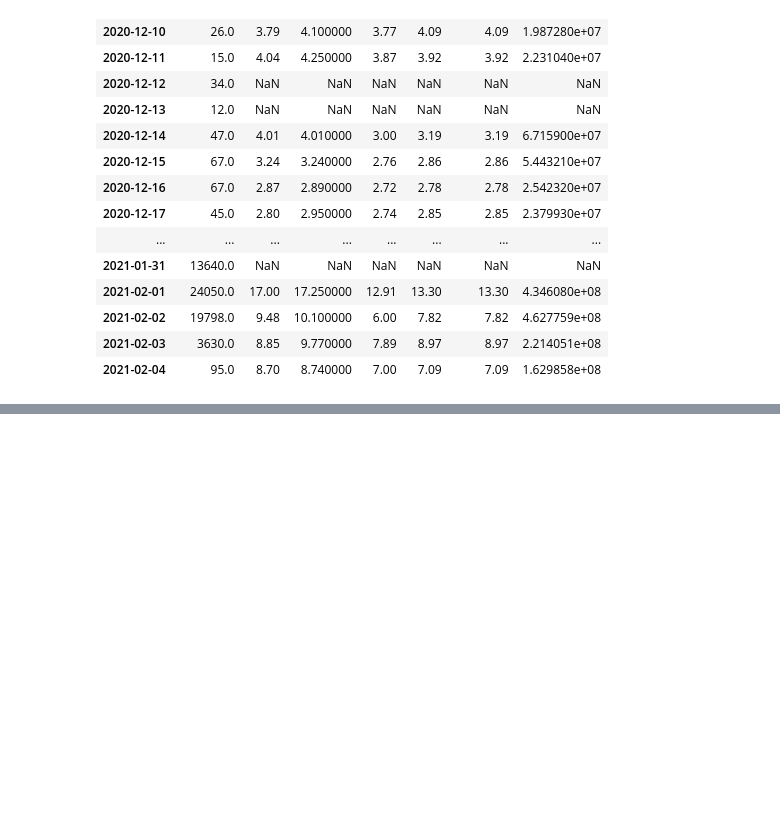
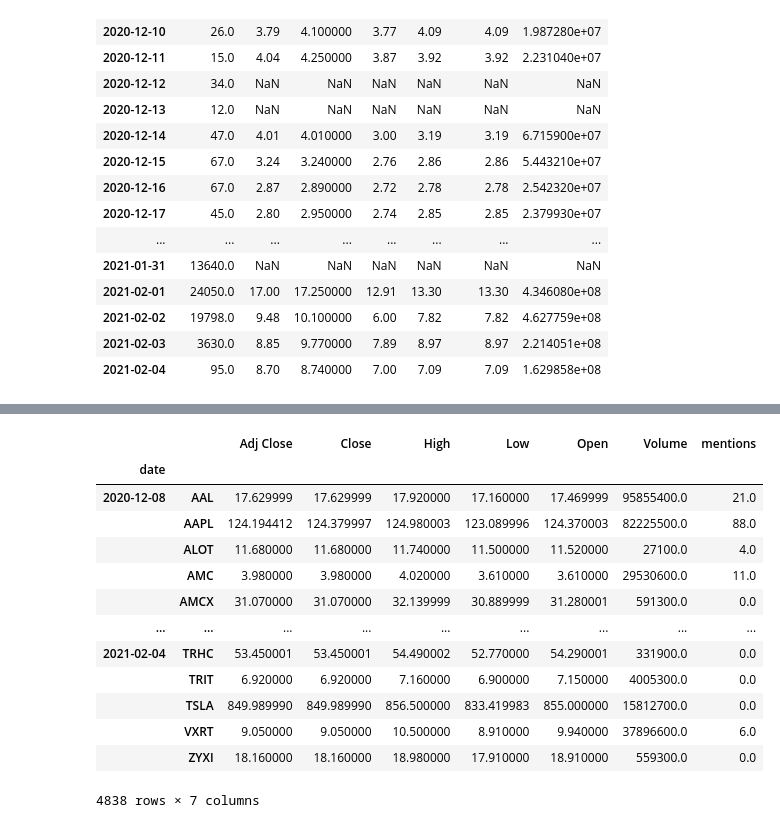
Before and after one commit to tylersojka/Final_Project_WSB, a Jupyter notebook: Cleaning_ETL/building_ML_df.ipynb, the cells around one changed output, grey strips where cells are left out. Saved outputs shown, nothing was run; the diff lists cells and outputs as text; code cells hidden in the pictures; blank space fills up the shorter version.

```diff
--- a/Cleaning_ETL/building_ML_df.ipynb
+++ b/Cleaning_ETL/building_ML_df.ipynb
@@ -66,5 +66,5 @@ amc_result
 | 2021-02-03 | 3630.0 | 8.85 | 9.770000 | 7.89 | 8.97 | 8.97 | 2.214051e+08 |
 | 2021-02-04 | 95.0 | 8.70 | 8.740000 | 7.00 | 7.09 | 7.09 | 1.629858e+08 |
 # %%
-for ticker in ticker_list:
-    df[ticker, "Mentions"] =
+# for ticker in ticker_list:
+#     df[ticker, "Mentions"] = count_df[ticker, "mentions"]
@@ -75,0 +79,3 @@ KeyError: 'Date'
+# %%
+joined_df = count_df.join(df)
+joined_df.head()
@@ -75,0 +105,21 @@ KeyError: 'Date'
+# %%
+stack = joined_df.stack(list(range(joined_df.columns.nlevels - 1)))
+# %%
+stack = pd.DataFrame(stack)
+# %%
+stack
+# %% [output]
+|  |  | Adj Close | Close | High | Low | Open | Volume | mentions |
+| date |  |  |  |  |  |  |  |  |
+| 2020-12-08 | AAL | 17.629999 | 17.629999 | 17.920000 | 17.160000 | 17.469999 | 95855400.0 | 21.0 |
+|  | AAPL | 124.194412 | 124.379997 | 124.980003 | 123.089996 | 124.370003 | 82225500.0 | 88.0 |
+|  | ALOT | 11.680000 | 11.680000 | 11.740000 | 11.500000 | 11.520000 | 27100.0 | 4.0 |
+|  | AMC | 3.980000 | 3.980000 | 4.020000 | 3.610000 | 3.610000 | 29530600.0 | 11.0 |
+|  | AMCX | 31.070000 | 31.070000 | 32.139999 | 30.889999 | 31.280001 | 591300.0 | 0.0 |
+| ... | ... | ... | ... | ... | ... | ... | ... | ... |
+| 2021-02-04 | TRHC | 53.450001 | 53.450001 | 54.490002 | 52.770000 | 54.290001 | 331900.0 | 0.0 |
+|  | TRIT | 6.920000 | 6.920000 | 7.160000 | 6.900000 | 7.150000 | 4005300.0 | 0.0 |
+|  | TSLA | 849.989990 | 849.989990 | 856.500000 | 833.419983 | 855.000000 | 15812700.0 | 0.0 |
+|  | VXRT | 9.050000 | 9.050000 | 10.500000 | 8.910000 | 9.940000 | 37896600.0 | 6.0 |
+|  | ZYXI | 18.160000 | 18.160000 | 18.980000 | 17.910000 | 18.910000 | 559300.0 | 0.0 |
+4838 rows × 7 columns
```
Also changed, not shown: parts of 8 cells of this notebook, 7 other files.
